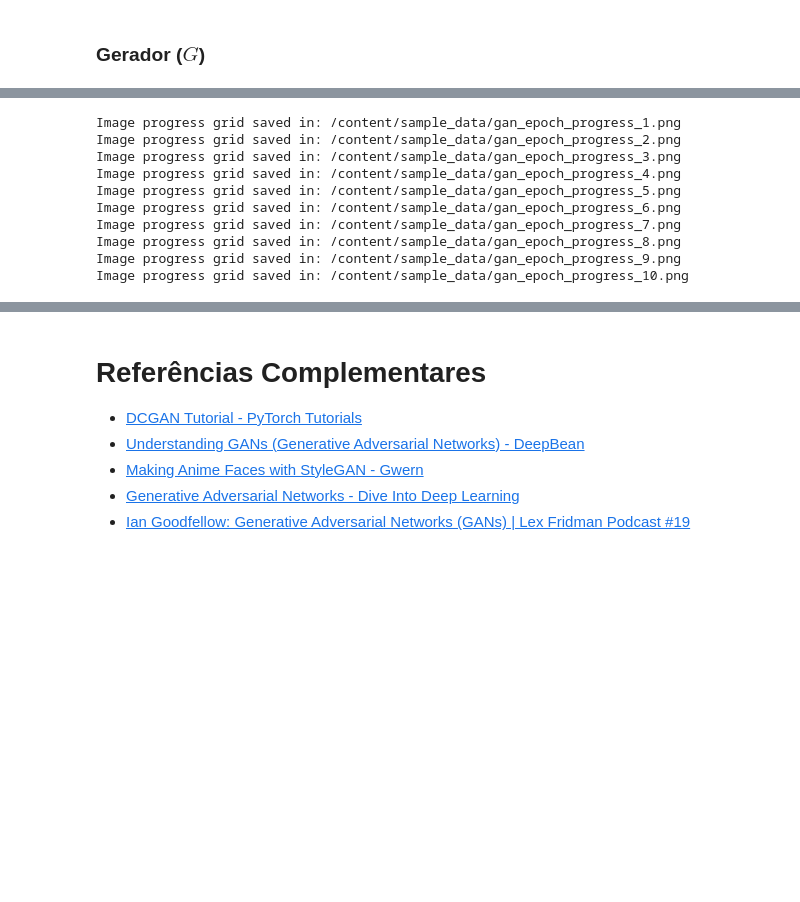
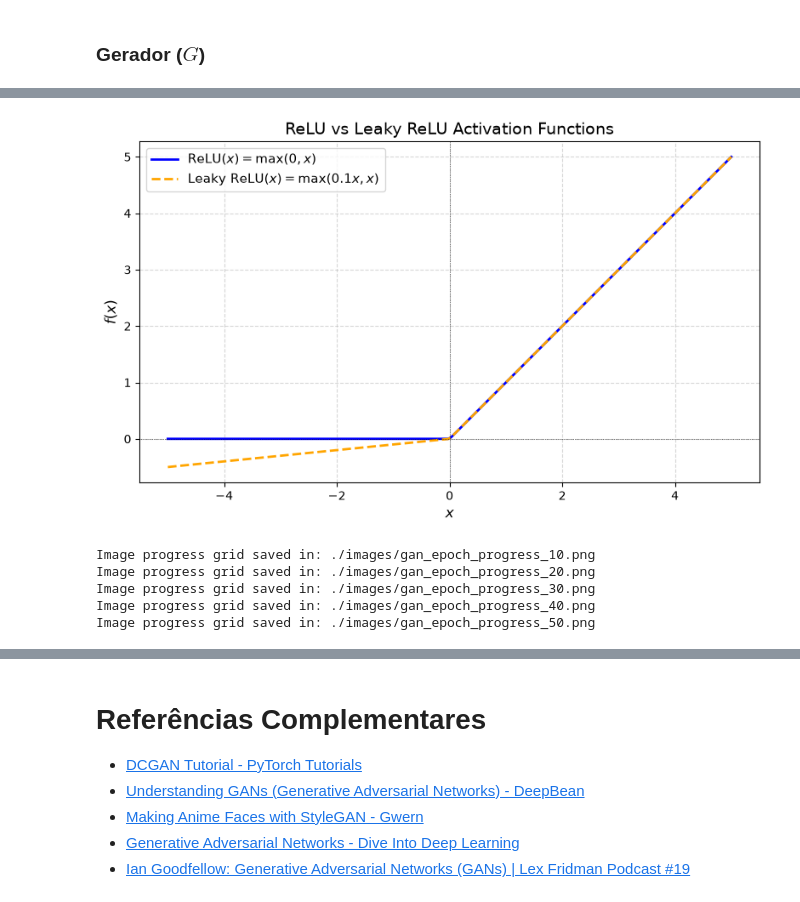
Before and after one commit to rkhayes/gans-image-generation-research, a Jupyter notebook: gans_for_image_generation.ipynb, the cells around one changed output, grey strips where cells are left out. Drawn from its saved outputs; the diff is of its cells as text; code cells hidden in the pictures; blank space fills up the shorter version.

Commit message:
Guarantee notebook and source codes are equal Added LeakyReLU and ReLU graph comparison

```diff
--- a/gans_for_image_generation.ipynb
+++ b/gans_for_image_generation.ipynb
@@ -144 +154,29 @@ class G(nn.Module):
+# %%
+def relu(x):
+    return np.maximum(0, x)
+
+def leaky_relu(x, alpha=0.1):
+    return np.where(x > 0, x, alpha * x)
+
+x = np.linspace(-5, 5, 200)
+y_relu = relu(x)
+y_leaky = leaky_relu(x)
+
+fig, ax = plt.subplots(figsize=(8, 5))
+
+ax.plot(x, y_relu, label=r'$\mathrm{ReLU}(x) = \max(0, x)$', color='blue', linewidth=2)
+ax.plot(x, y_leaky, label=r'$\mathrm{Leaky\ ReLU}(x) = \max(0.1x, x)$', color='orange', linestyle='--', linewidth=2)
+
+ax.axhline(0, color='black', linewidth=0.5, linestyle=':')
+ax.axvline(0, color='black', linewidth=0.5, linestyle=':')
+ax.set_title('ReLU vs Leaky ReLU Activation Functions', fontsize=14)
+ax.set_xlabel('$x$', fontsize=12)
+ax.set_ylabel('$f(x)$', fontsize=12)
+ax.grid(True, which='both', linestyle='--', alpha=0.5)
+ax.legend(fontsize=11, loc='upper left')
+
+plt.tight_layout()
+plt.savefig('./images/relu_leaky_relu.png', dpi=300)
+# %% [output]
+[figure, added]
 # %%
@@ -152,17 +188,20 @@ loss_function = nn.BCELoss()
 optimizer_d = optim.Adam(d.parameters(), lr=0.0002)
 optimizer_g = optim.Adam(g.parameters(), lr=0.0002)
 # %%
-epochs = 10
-fixed_noise = torch.randn((9, 100))
+epochs = 50
+fixed_noise = torch.randn((9, 100)).to(device)
 
 for epoch in range(epochs):
     # Discard original labels from MNIST with _
     for x_batch, _ in x_data_loader:
         x_batch_size = x_batch.size(0)
 
-        x_labels = torch.ones((x_batch_size, 1))
-        z_labels = torch.zeros((x_batch_size, 1))
-        z = torch.randn((x_batch_size, 100))
+        # Move the batch to GPU
+        x_batch = x_batch.to(device)
+
+        x_labels = torch.ones((x_batch_size, 1)).to(device)
+        z_labels = torch.zeros((x_batch_size, 1)).to(device)
+        z = torch.randn((x_batch_size, 100)).to(device)
 
         # Training the discriminator
         d.train()
@@ -194,24 +233,20 @@ for epoch in range(epochs):
         g_loss.backward()
         optimizer_g.step()
 
-    g.eval()
-    with torch.no_grad():
-        g_images = g(fixed_noise)
-        g_images =(g_images + 1.0) / 2.0
-        file_path = f"/content/sample_data/gan_epoch_progress_{epoch+1}.png"
-        utils.save_image(g_images, file_path, nrow=3)
-        print(f"Image progress grid saved in: {file_path}")
+    if (epoch + 1) % 10 == 0:
+        g.eval()
+        with torch.no_grad():
+            g_images = g(fixed_noise)
+            g_images =(g_images + 1.0) / 2.0
+            file_path = f"./images/gan_epoch_progress_{epoch+1}.png"
+            utils.save_image(g_images, file_path, nrow=3)
+            print(f"Image progress grid saved in: {file_path}")
 # %% [output]
-Image progress grid saved in: /content/sample_data/gan_epoch_progress_1.png
-Image progress grid saved in: /content/sample_data/gan_epoch_progress_2.png
-Image progress grid saved in: /content/sample_data/gan_epoch_progress_3.png
-Image progress grid saved in: /content/sample_data/gan_epoch_progress_4.png
-Image progress grid saved in: /content/sample_data/gan_epoch_progress_5.png
-Image progress grid saved in: /content/sample_data/gan_epoch_progress_6.png
-Image progress grid saved in: /content/sample_data/gan_epoch_progress_7.png
-Image progress grid saved in: /content/sample_data/gan_epoch_progress_8.png
-Image progress grid saved in: /content/sample_data/gan_epoch_progress_9.png
-Image progress grid saved in: /content/sample_data/gan_epoch_progress_10.png
+Image progress grid saved in: ./images/gan_epoch_progress_10.png
+Image progress grid saved in: ./images/gan_epoch_progress_20.png
+Image progress grid saved in: ./images/gan_epoch_progress_30.png
+Image progress grid saved in: ./images/gan_epoch_progress_40.png
+Image progress grid saved in: ./images/gan_epoch_progress_50.png
 # %% [markdown]
 # Bibliografia
 
```
Also changed, not shown: parts of 5 cells of this notebook, 11 other files.
